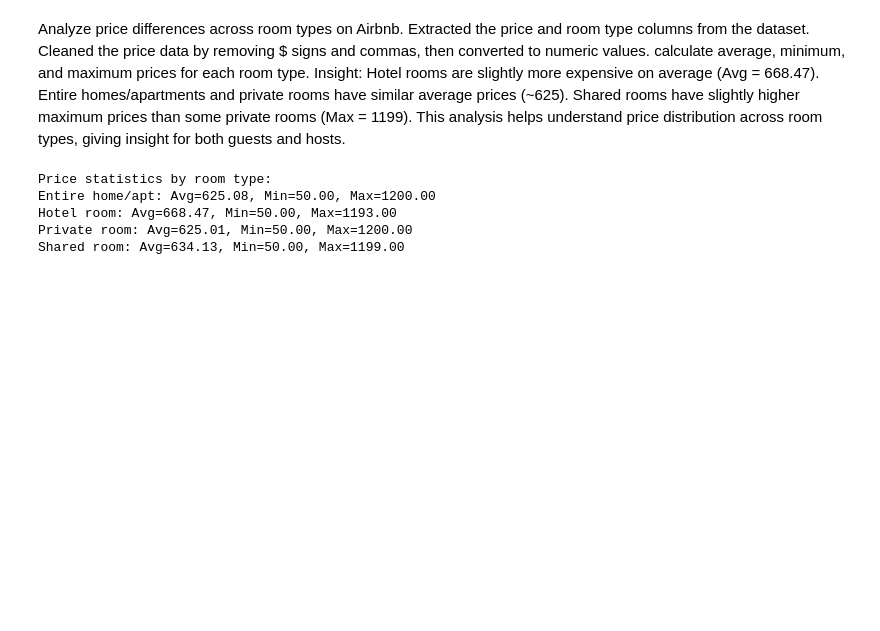
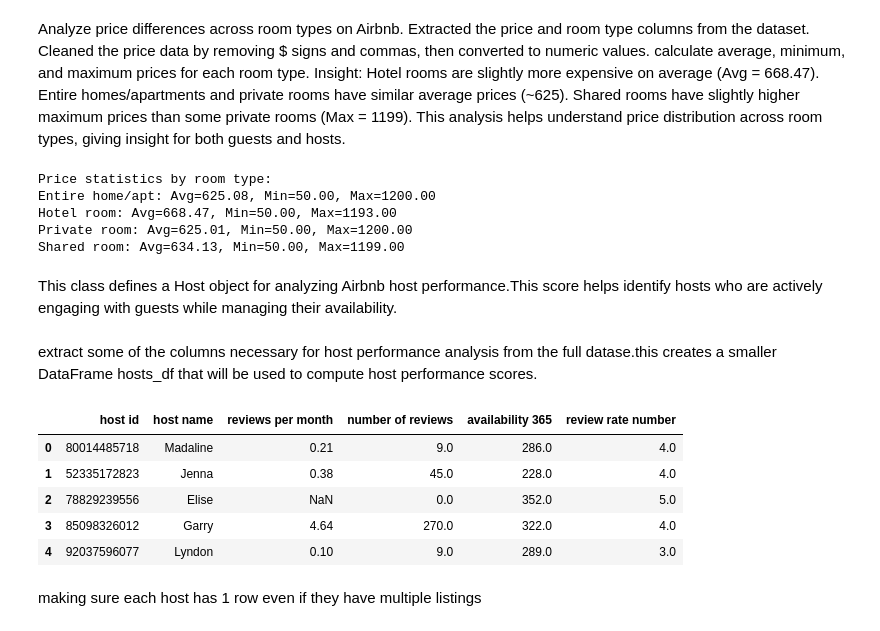
Before and after one commit to Ayesha-Noor-8874/Airbnb-Host-Analysis, a Jupyter notebook: project_yusra.ipynb, the cells around one changed output. Cells and saved outputs as stored; diff of their text form; code cells hidden in the pictures; blank space fills up the shorter version.

Commit message:
Add Host Performance Analyzer feature

```diff
--- a/project_yusra.ipynb
+++ b/project_yusra.ipynb
@@ -185,3 +185,5 @@ Entire home/apt: Avg=625.08, Min=50.00, Max=1200.00
 Hotel room: Avg=668.47, Min=50.00, Max=1193.00
 Private room: Avg=625.01, Min=50.00, Max=1200.00
 Shared room: Avg=634.13, Min=50.00, Max=1199.00
+# %% [markdown]
+This class defines a Host object for analyzing Airbnb host performance.This score helps identify hosts who are actively engaging with guests while managing their availability.
@@ -187,0 +205,21 @@ Shared room: Avg=634.13, Min=50.00, Max=1199.00
+# %% [markdown]
+extract some of the columns necessary for host performance analysis from the full datase.this creates a smaller DataFrame hosts_df that will be used to compute host performance scores.
+# %%
+hosts_df = df[['host id',
+               'host name',
+               'reviews per month',
+               'number of reviews',
+               'availability 365',
+               'review rate number'
+              ]]
+
+hosts_df.head()
+# %% [output]
+|  | host id | host name | reviews per month | number of reviews | availability 365 | review rate number |
+| 0 | 80014485718 | Madaline | 0.21 | 9.0 | 286.0 | 4.0 |
+| 1 | 52335172823 | Jenna | 0.38 | 45.0 | 228.0 | 4.0 |
+| 2 | 78829239556 | Elise | NaN | 0.0 | 352.0 | 5.0 |
+| 3 | 85098326012 | Garry | 4.64 | 270.0 | 322.0 | 4.0 |
+| 4 | 92037596077 | Lyndon | 0.10 | 9.0 | 289.0 | 3.0 |
+# %% [markdown]
+making sure each host has 1 row even if they have multiple listings
```
Also changed, not shown: parts of 13 cells of this notebook.
